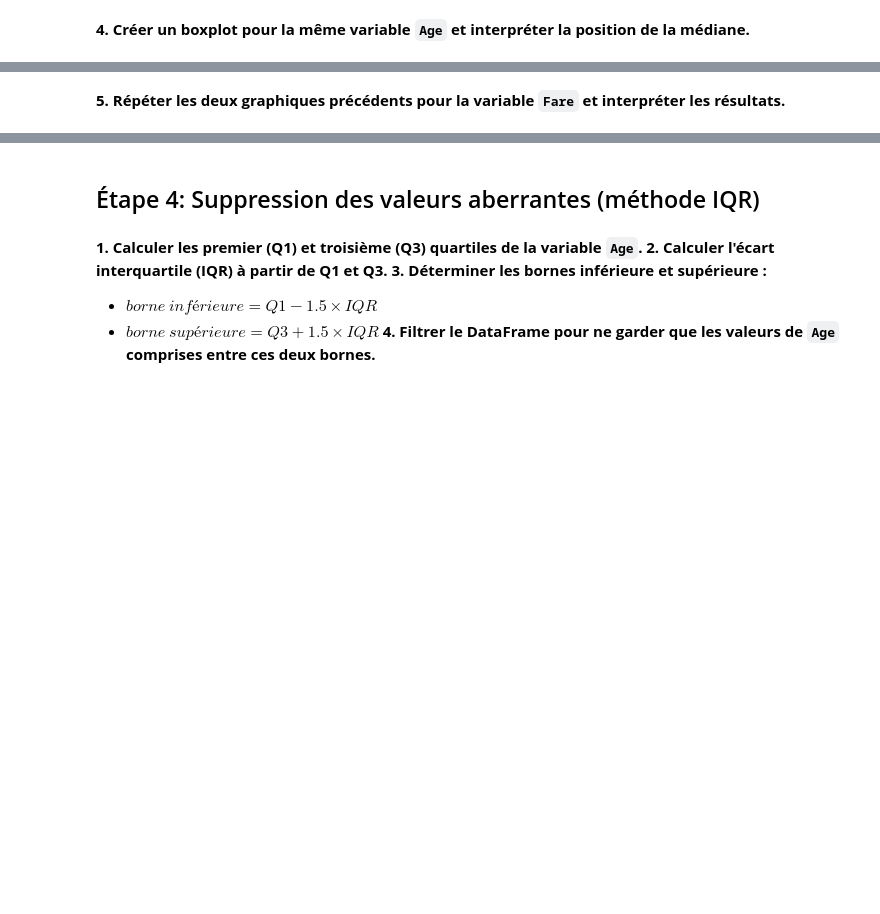
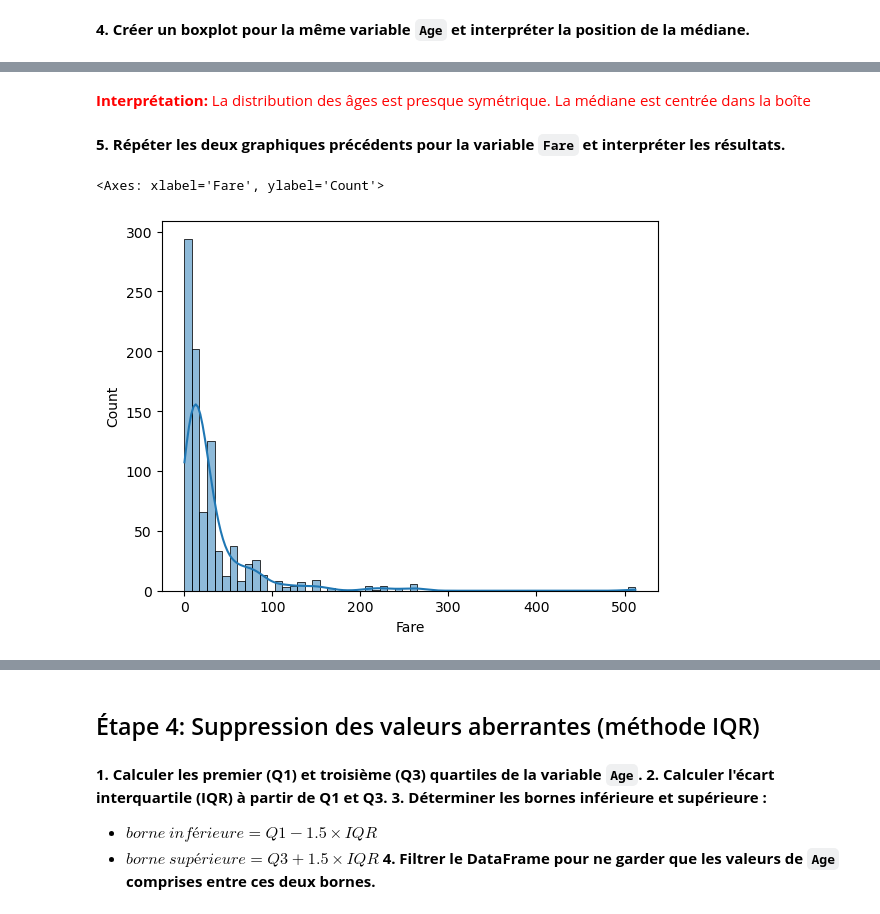
Before and after one commit to Yahyawi99/TP-ML, a Jupyter notebook: data-preprocessing/main.ipynb, the cells around one changed output, grey strips where cells are left out. Drawn from its saved outputs; the diff is of its cells as text; code cells hidden in the pictures; blank space fills up the shorter version.

```diff
--- a/data-preprocessing/main.ipynb
+++ b/data-preprocessing/main.ipynb
@@ -171,6 +214,15 @@ import matplotlib.pyplot as plt
+# %% [markdown]
+<div style="color:red"><b>Interprétation:</b> La distribution des âges est presque symétrique. La médiane est centrée dans la boîte</div>
 # %% [markdown]
 **5. Répéter les deux graphiques précédents pour la variable `Fare` et interpréter les résultats.**
 # %%
 # Histogramme pour Fare
+
+import seaborn as sns
+
+sns.histplot(data=df,x="Fare",kde=True)
+# %% [output]
+<Axes: xlabel='Fare', ylabel='Count'>
+[figure, added]
 # %%
 # Boxplot pour Fare
```
Also changed, not shown: parts of 15 cells of this notebook.
